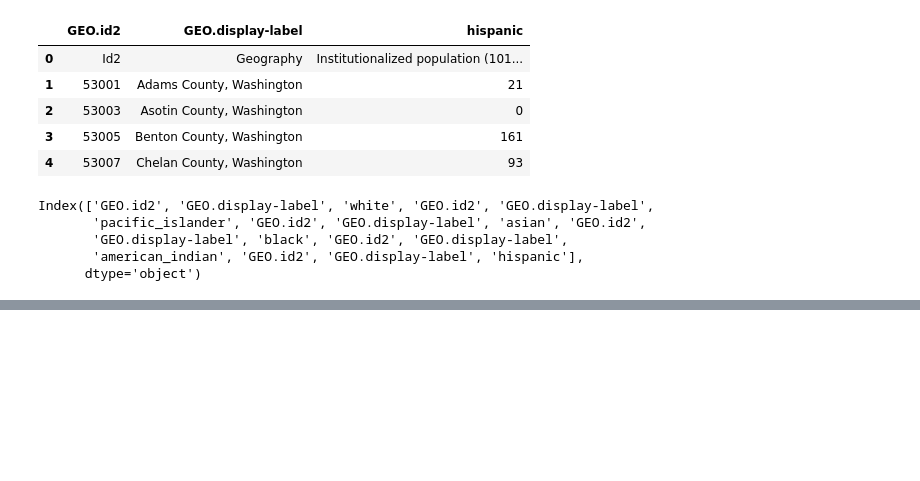
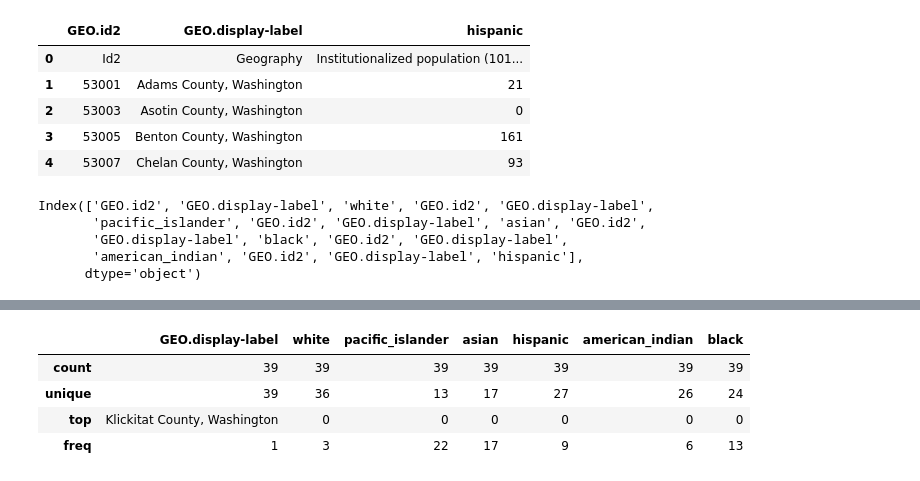
Before and after one commit to rnjeri/algorithmic_bias, a Jupyter notebook: washington_state_census_data_EDA.ipynb, the cells around one changed output, grey strips where cells are left out. Saved outputs shown, nothing was run; the diff lists cells and outputs as text; code cells hidden in the pictures; blank space fills up the shorter version.

```diff
--- a/washington_state_census_data_EDA.ipynb
+++ b/washington_state_census_data_EDA.ipynb
@@ -108,0 +126,8 @@ race_distribution_df.head()
+# %%
+race_distribution_df.describe()
+# %% [output]
+|  | GEO.display-label | white | pacific_islander | asian | hispanic | american_indian | black |
+| count | 39 | 39 | 39 | 39 | 39 | 39 | 39 |
+| unique | 39 | 36 | 13 | 17 | 27 | 26 | 24 |
+| top | Klickitat County, Washington | 0 | 0 | 0 | 0 | 0 | 0 |
+| freq | 1 | 3 | 22 | 17 | 9 | 6 | 13 |
```
Also changed, not shown: parts of 6 cells of this notebook.
